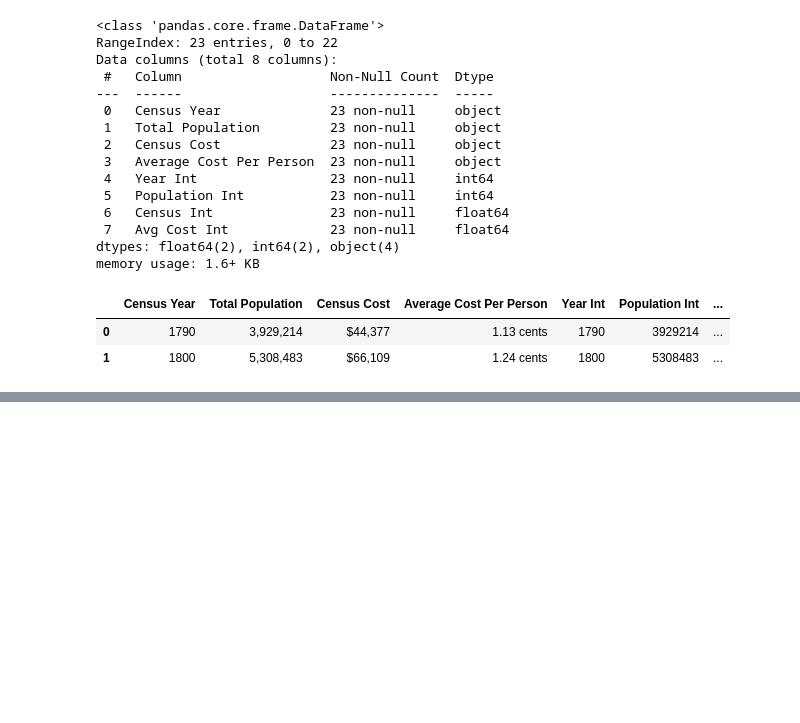
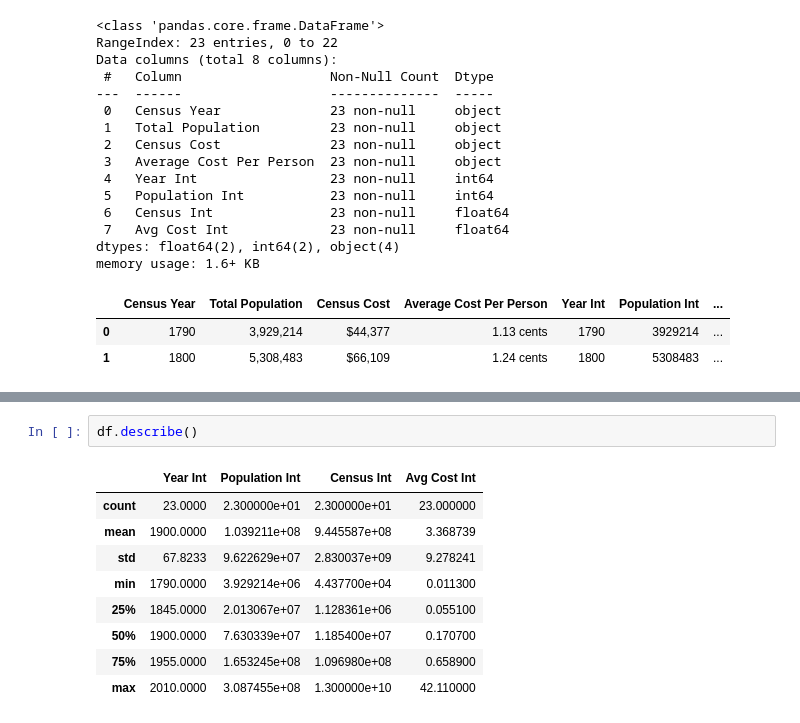
Before and after one commit to sowmith8899/data690_skola2, a Jupyter notebook: assignment_08/assignment_08.ipynb, the cells around one changed output, grey strips where cells are left out. Cells and saved outputs as stored; diff of their text form; blank space fills up the shorter version.

```diff
--- a/assignment_08/assignment_08.ipynb
+++ b/assignment_08/assignment_08.ipynb
@@ -228,0 +249,12 @@ memory usage: 1.6+ KB
+# %%
+df.describe()
+# %% [output]
+|  | Year Int | Population Int | Census Int | Avg Cost Int |
+| count | 23.0000 | 2.300000e+01 | 2.300000e+01 | 23.000000 |
+| mean | 1900.0000 | 1.039211e+08 | 9.445587e+08 | 3.368739 |
+| std | 67.8233 | 9.622629e+07 | 2.830037e+09 | 9.278241 |
+| min | 1790.0000 | 3.929214e+06 | 4.437700e+04 | 0.011300 |
+| 25% | 1845.0000 | 2.013067e+07 | 1.128361e+06 | 0.055100 |
+| 50% | 1900.0000 | 7.630339e+07 | 1.185400e+07 | 0.170700 |
+| 75% | 1955.0000 | 1.653245e+08 | 1.096980e+08 | 0.658900 |
+| max | 2010.0000 | 3.087455e+08 | 1.300000e+10 | 42.110000 |
```
Also changed, not shown: parts of 2 cells of this notebook.
